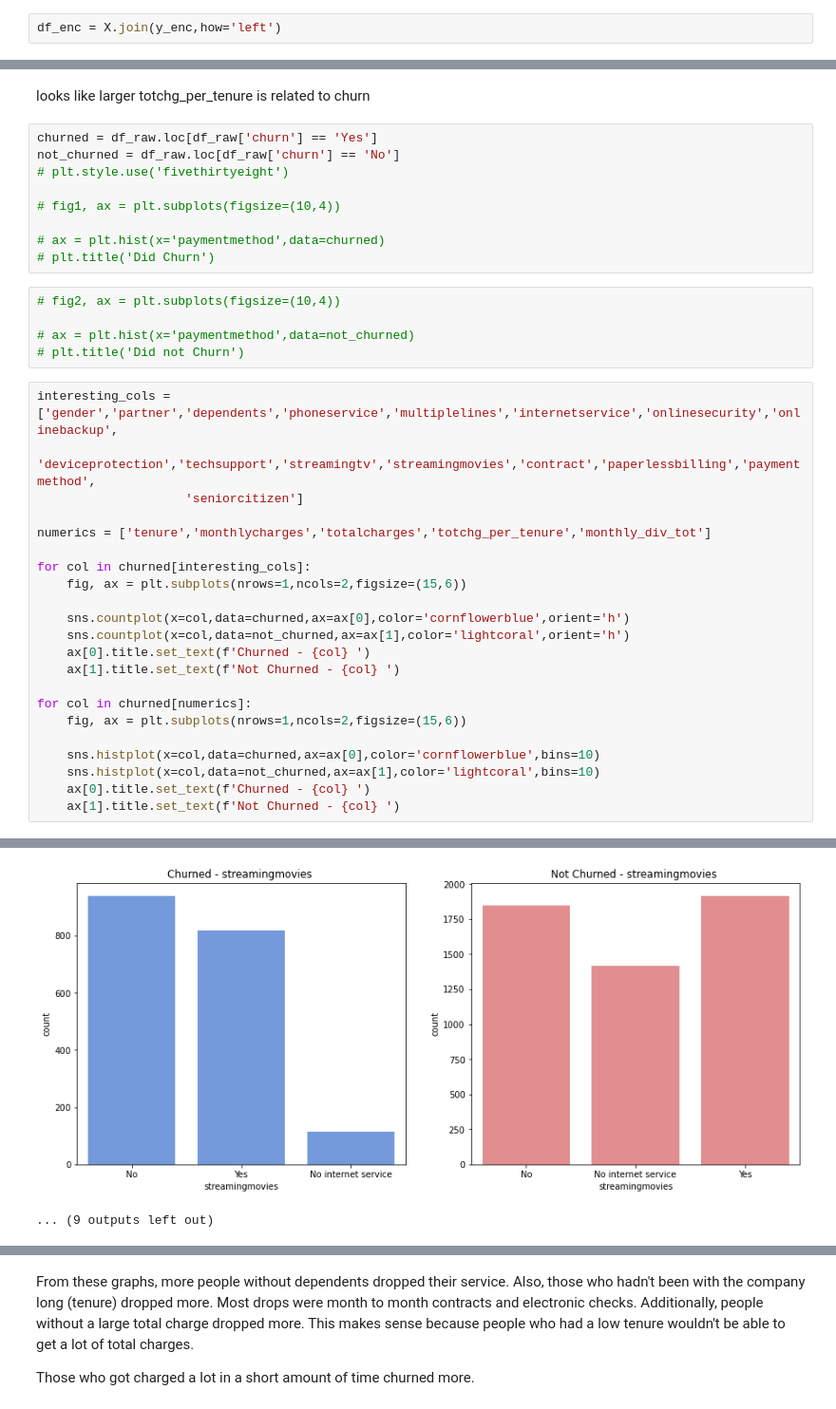
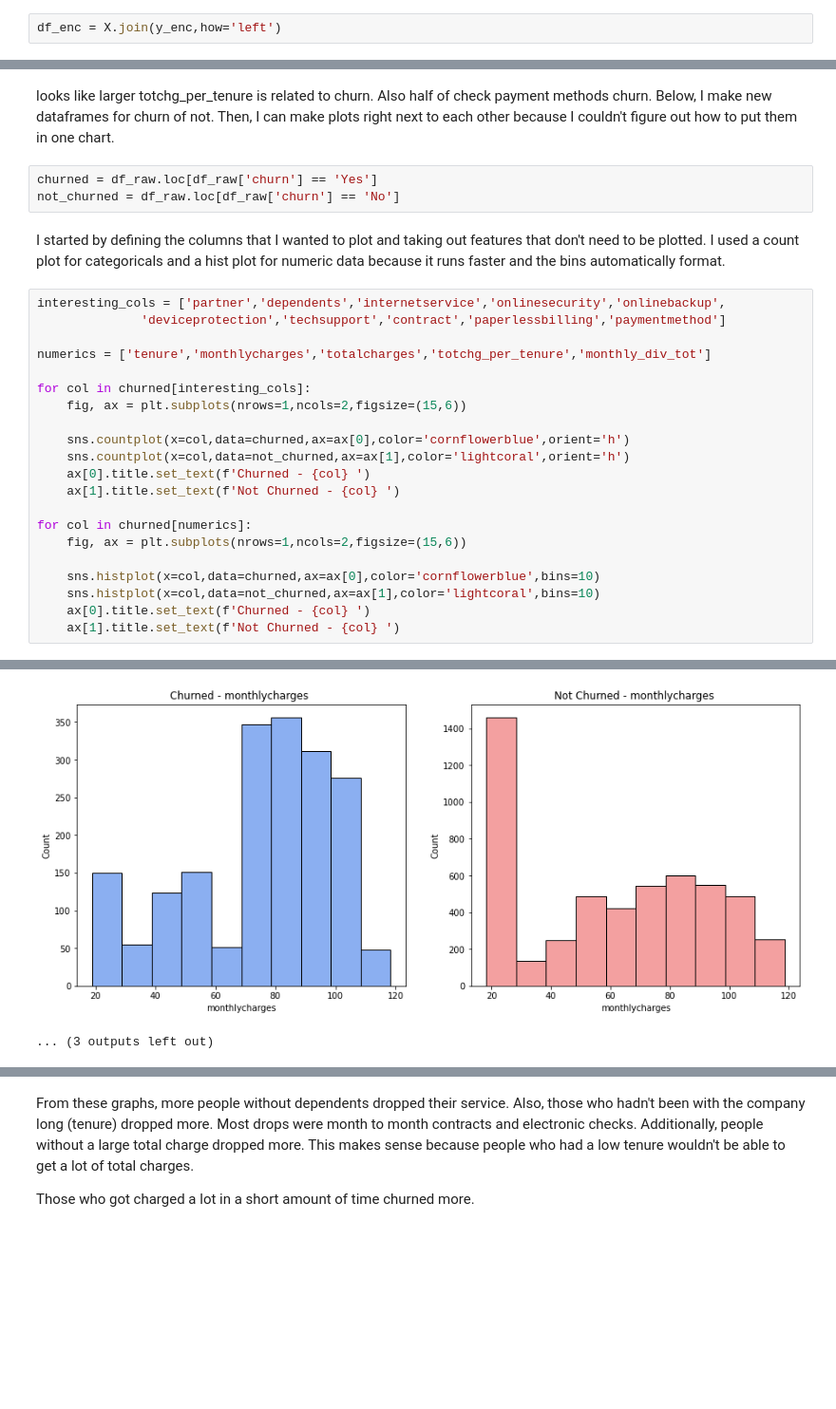
Before and after one commit to GriffinRiner/bsc-phase-three-project, a Jupyter notebook: notebooks/exploratory/Warren/EDA.ipynb, the cells around one changed output, grey strips where cells are left out. Shown at 95% size. Saved outputs shown, nothing was run; the diff lists cells and outputs as text; blank space fills up the shorter version.

```diff
--- a/notebooks/exploratory/Warren/EDA.ipynb
+++ b/notebooks/exploratory/Warren/EDA.ipynb
@@ -134,23 +150,13 @@ df_raw.groupby(by=['paymentmethod','churn']).mean()
-# %% [markdown]
-looks like larger totchg_per_tenure is related to churn
+# %% [markdown]
+looks like larger totchg_per_tenure is related to churn. Also half of check payment methods churn. Below, I make new dataframes for churn of not. Then, I can make plots right next to each other because I couldn't figure out how to put them in one chart.
 # %%
 churned = df_raw.loc[df_raw['churn'] == 'Yes']
 not_churned = df_raw.loc[df_raw['churn'] == 'No']
-# plt.style.use('fivethirtyeight')
-
-# fig1, ax = plt.subplots(figsize=(10,4))
-
-# ax = plt.hist(x='paymentmethod',data=churned)
-# plt.title('Did Churn')
-# %%
-# fig2, ax = plt.subplots(figsize=(10,4))
-
-# ax = plt.hist(x='paymentmethod',data=not_churned)
-# plt.title('Did not Churn')
+# %% [markdown]
+I started by defining the columns that I wanted to plot and taking out features that don't need to be plotted. I used a count plot for categoricals and a hist plot for numeric data because it runs faster and the bins automatically format.
 # %%
-interesting_cols = ['gender','partner','dependents','phoneservice','multiplelines','internetservice','onlinesecurity','onlinebackup',
-              'deviceprotection','techsupport','streamingtv','streamingmovies','contract','paperlessbilling','paymentmethod',
-                    'seniorcitizen']
+interesting_cols = ['partner','dependents','internetservice','onlinesecurity','onlinebackup',
+              'deviceprotection','techsupport','contract','paperlessbilling','paymentmethod']
 
 numerics = ['tenure','monthlycharges','totalcharges','totchg_per_tenure','monthly_div_tot']
 
@@ -184,2 +190,2 @@ for col in churned[numerics]:
-[figure, old version]
+[figure, new version]
-... (9 outputs left out)
+... (3 outputs left out)
```
Also changed, not shown: parts of 12 cells of this notebook, 5 other files.
